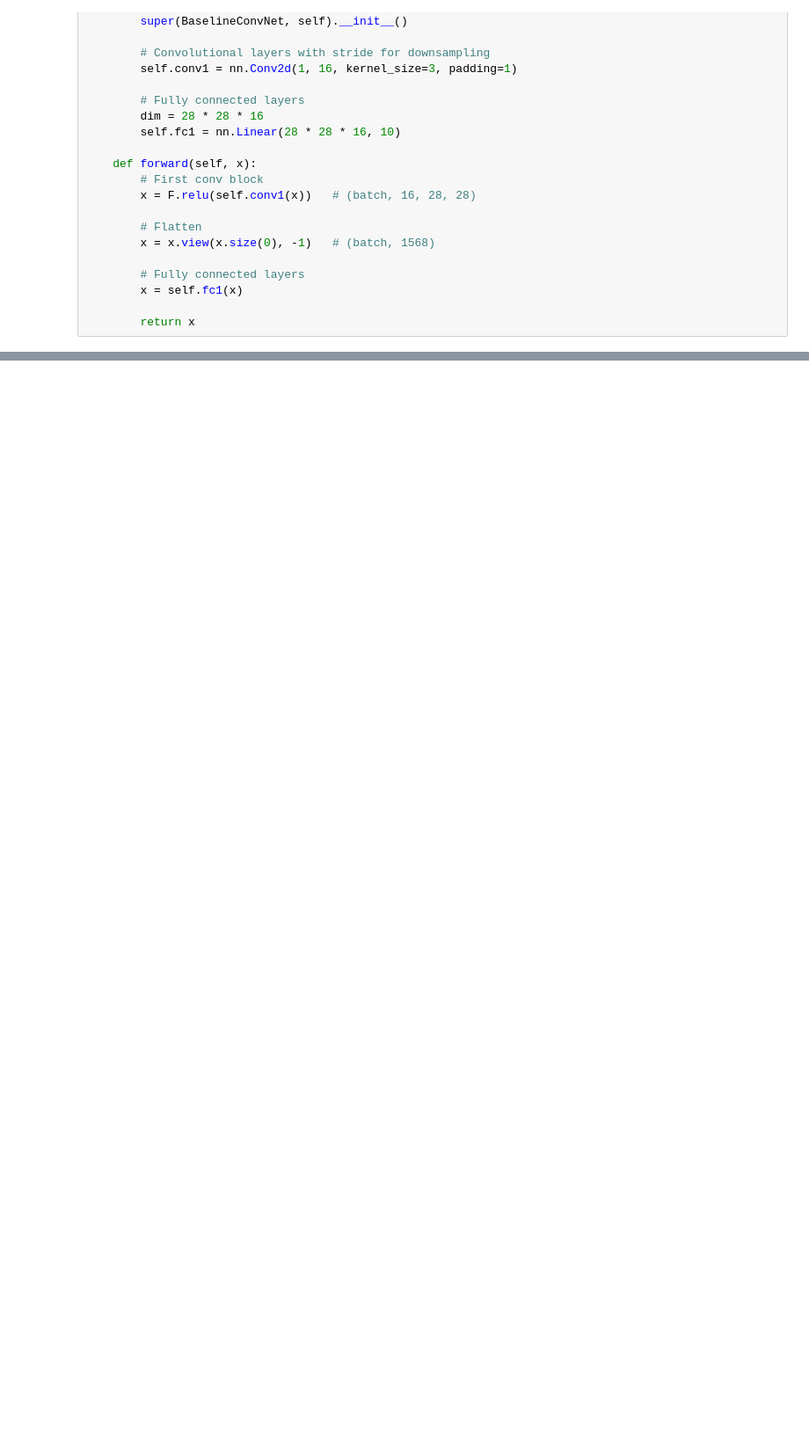
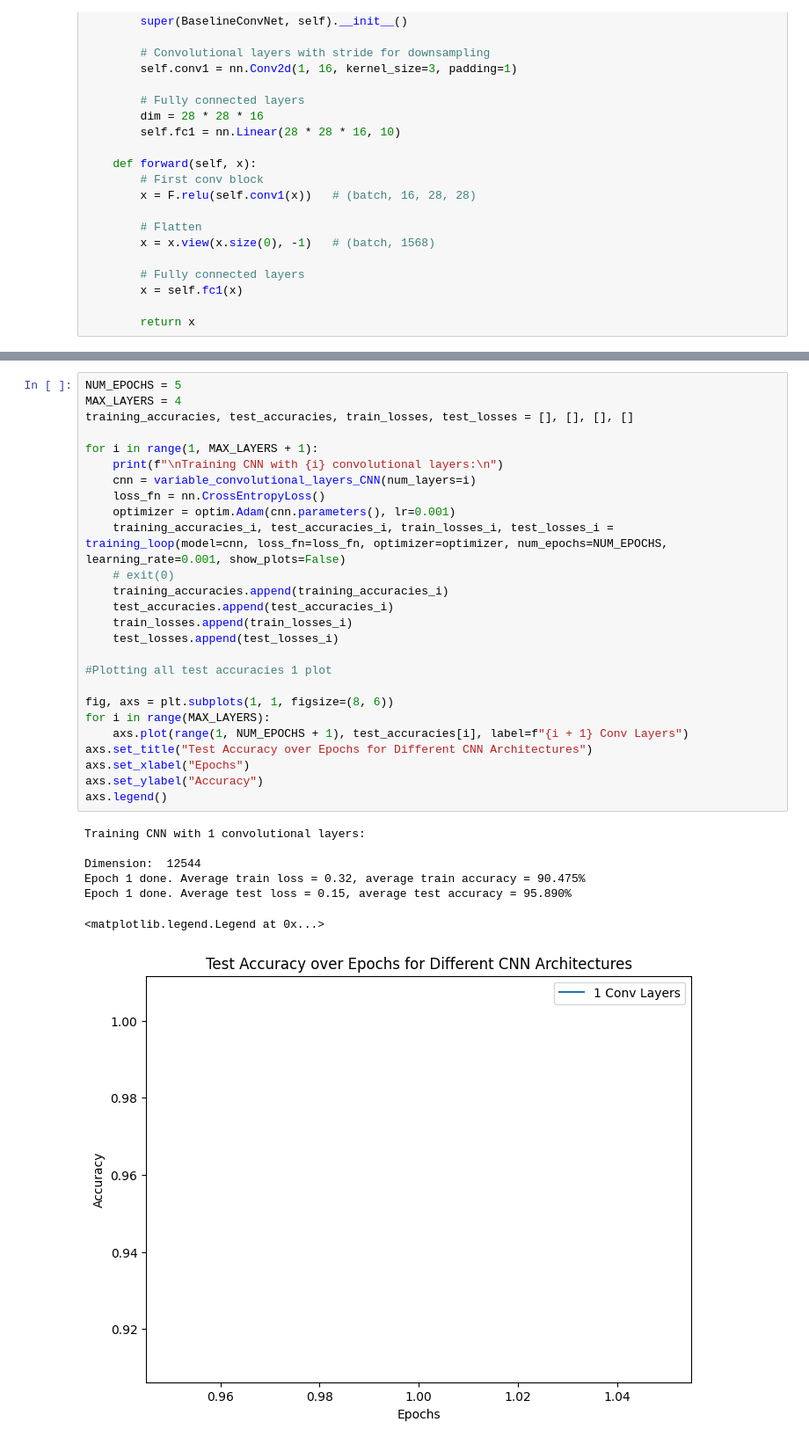
Before and after one commit to rohannair183/SYDE-577-A2-CNN-MNIST, a Jupyter notebook: main.ipynb, the cells around one changed output, grey strips where cells are left out. Shown at 88% size. Drawn from its saved outputs; the diff is of its cells as text; blank space fills up the shorter version.

```diff
--- a/main.ipynb
+++ b/main.ipynb
@@ -232,0 +304,34 @@ Epoch 5 done. Average test loss = 0.07, average test accuracy = 97.890%
+# %%
+NUM_EPOCHS = 5
+MAX_LAYERS = 4
+training_accuracies, test_accuracies, train_losses, test_losses = [], [], [], []
+
+for i in range(1, MAX_LAYERS + 1):
+    print(f"\nTraining CNN with {i} convolutional layers:\n")
+    cnn = variable_convolutional_layers_CNN(num_layers=i)
+    loss_fn = nn.CrossEntropyLoss()
+    optimizer = optim.Adam(cnn.parameters(), lr=0.001)
+    training_accuracies_i, test_accuracies_i, train_losses_i, test_losses_i = training_loop(model=cnn, loss_fn=loss_fn, optimizer=optimizer, num_epochs=NUM_EPOCHS, learning_rate=0.001, show_plots=False)
+    # exit(0)
+    training_accuracies.append(training_accuracies_i)
+    test_accuracies.append(test_accuracies_i)
+    train_losses.append(train_losses_i)
+    test_losses.append(test_losses_i)
+
+#Plotting all test accuracies 1 plot
+
+fig, axs = plt.subplots(1, 1, figsize=(8, 6))
+for i in range(MAX_LAYERS):
+    axs.plot(range(1, NUM_EPOCHS + 1), test_accuracies[i], label=f"{i + 1} Conv Layers")
+axs.set_title("Test Accuracy over Epochs for Different CNN Architectures")
+axs.set_xlabel("Epochs")
+axs.set_ylabel("Accuracy")
+axs.legend()
+# %% [output]
+Training CNN with 1 convolutional layers:
+
+Dimension:  12544
+Epoch 1 done. Average train loss = 0.32, average train accuracy = 90.475%
+Epoch 1 done. Average test loss = 0.15, average test accuracy = 95.890%
+<matplotlib.legend.Legend at 0x...>
+[figure, added]
```
Also changed, not shown: parts of 8 cells of this notebook.
